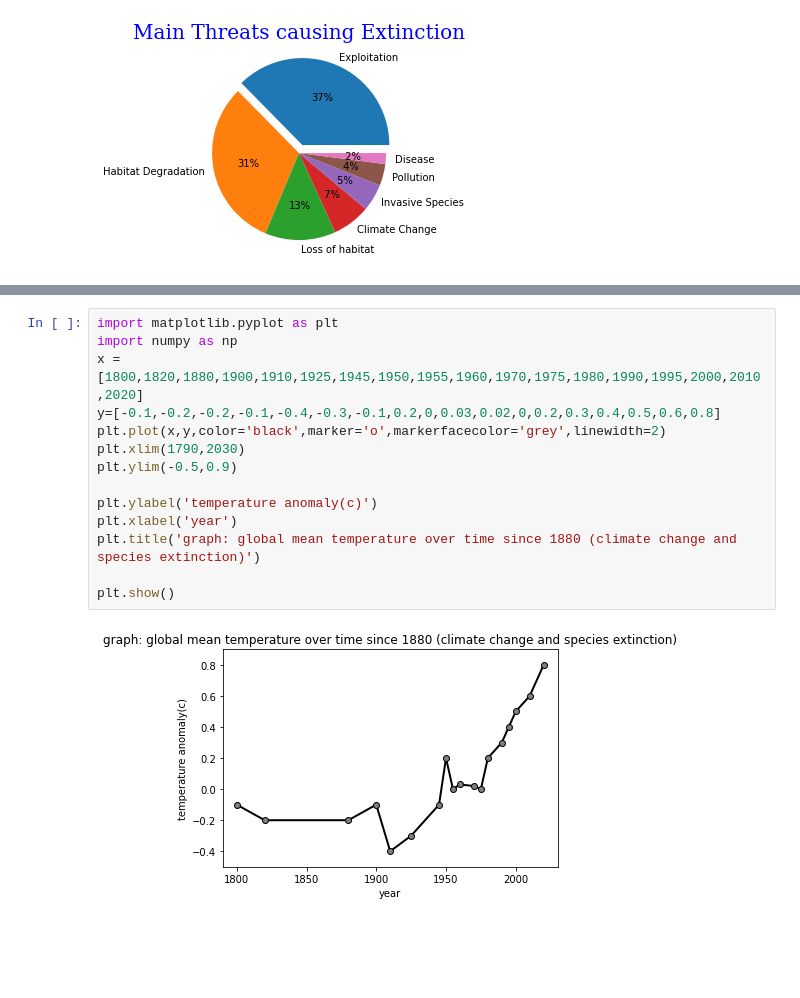
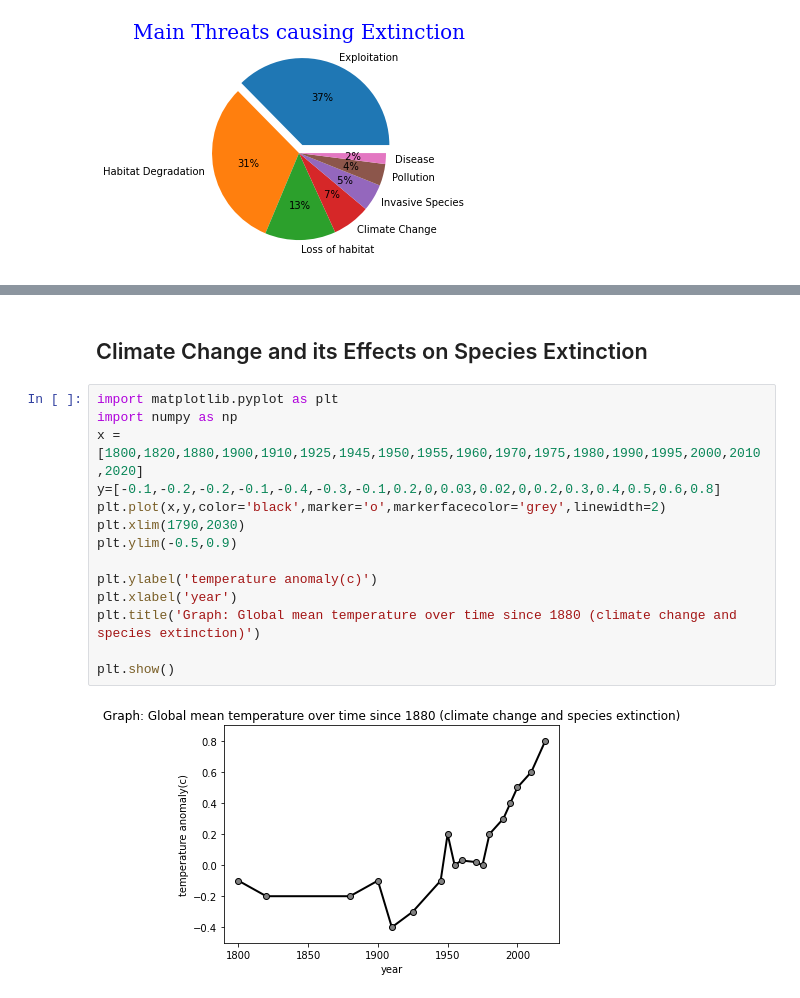
Before and after one commit to Vaidehii28/Python-project, a Jupyter notebook: PYTHON PROJECT.ipynb, the cells around one changed output, grey strips where cells are left out. Drawn from its saved outputs; the diff is of its cells as text; blank space fills up the shorter version.

```diff
--- a/PYTHON PROJECT.ipynb
+++ b/PYTHON PROJECT.ipynb
@@ -171,19 +175,21 @@ plt.legend()
 plt.show()
 # %% [output]
 [figure]
+# %% [markdown]
+## Climate Change and its Effects on Species Extinction
 # %%
 import matplotlib.pyplot as plt
 import numpy as np
 x =[1800,1820,1880,1900,1910,1925,1945,1950,1955,1960,1970,1975,1980,1990,1995,2000,2010,2020]
 y=[-0.1,-0.2,-0.2,-0.1,-0.4,-0.3,-0.1,0.2,0,0.03,0.02,0,0.2,0.3,0.4,0.5,0.6,0.8]
 plt.plot(x,y,color='black',marker='o',markerfacecolor='grey',linewidth=2)
 plt.xlim(1790,2030)
 plt.ylim(-0.5,0.9)
 
 plt.ylabel('temperature anomaly(c)')
 plt.xlabel('year')
-plt.title('graph: global mean temperature over time since 1880 (climate change and species extinction)')
+plt.title('Graph: Global mean temperature over time since 1880 (climate change and species extinction)')
 
 plt.show()
 # %% [output]
-[figure, old version]
+[figure, new version]
```
Also changed, not shown: parts of 4 cells of this notebook, 1 other file.
